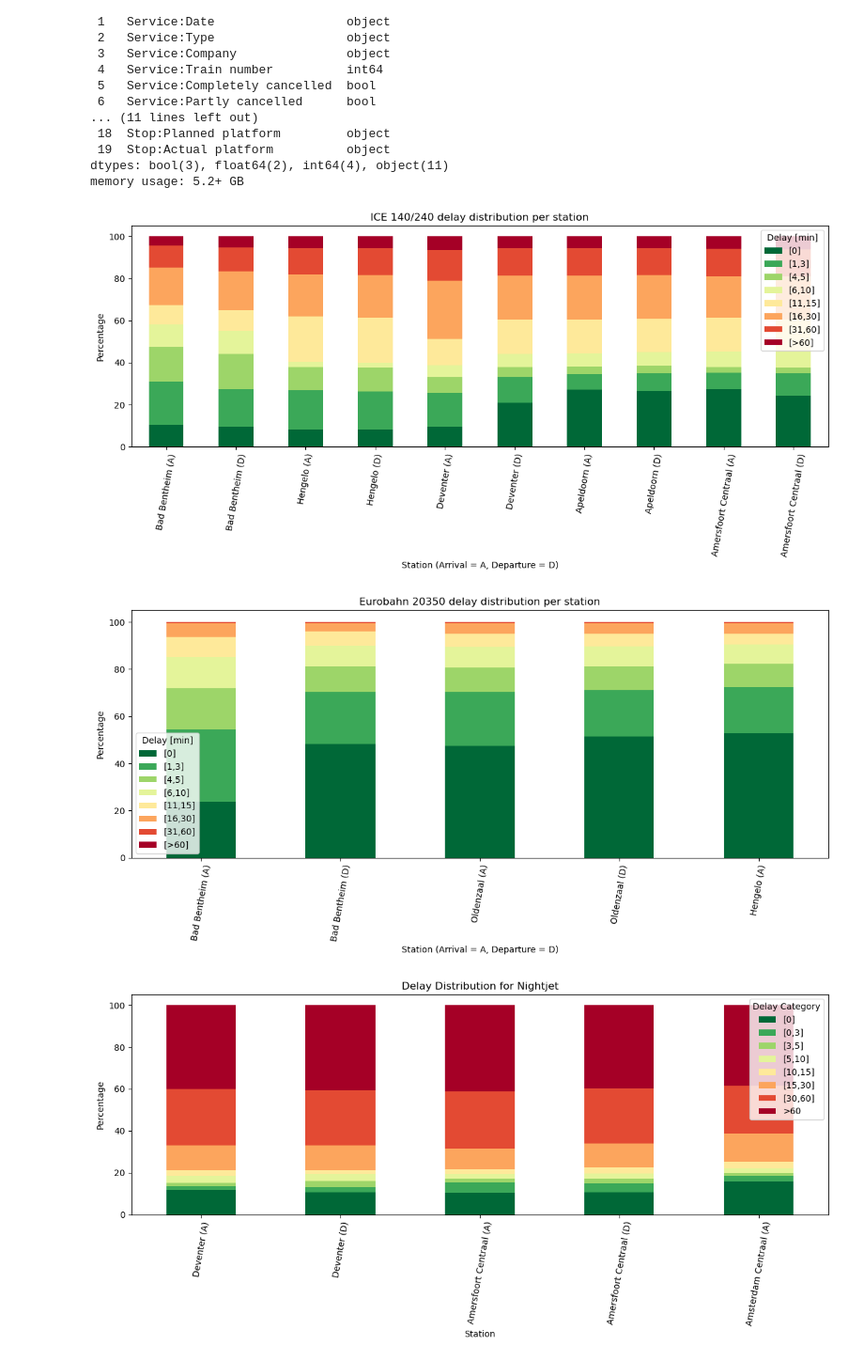
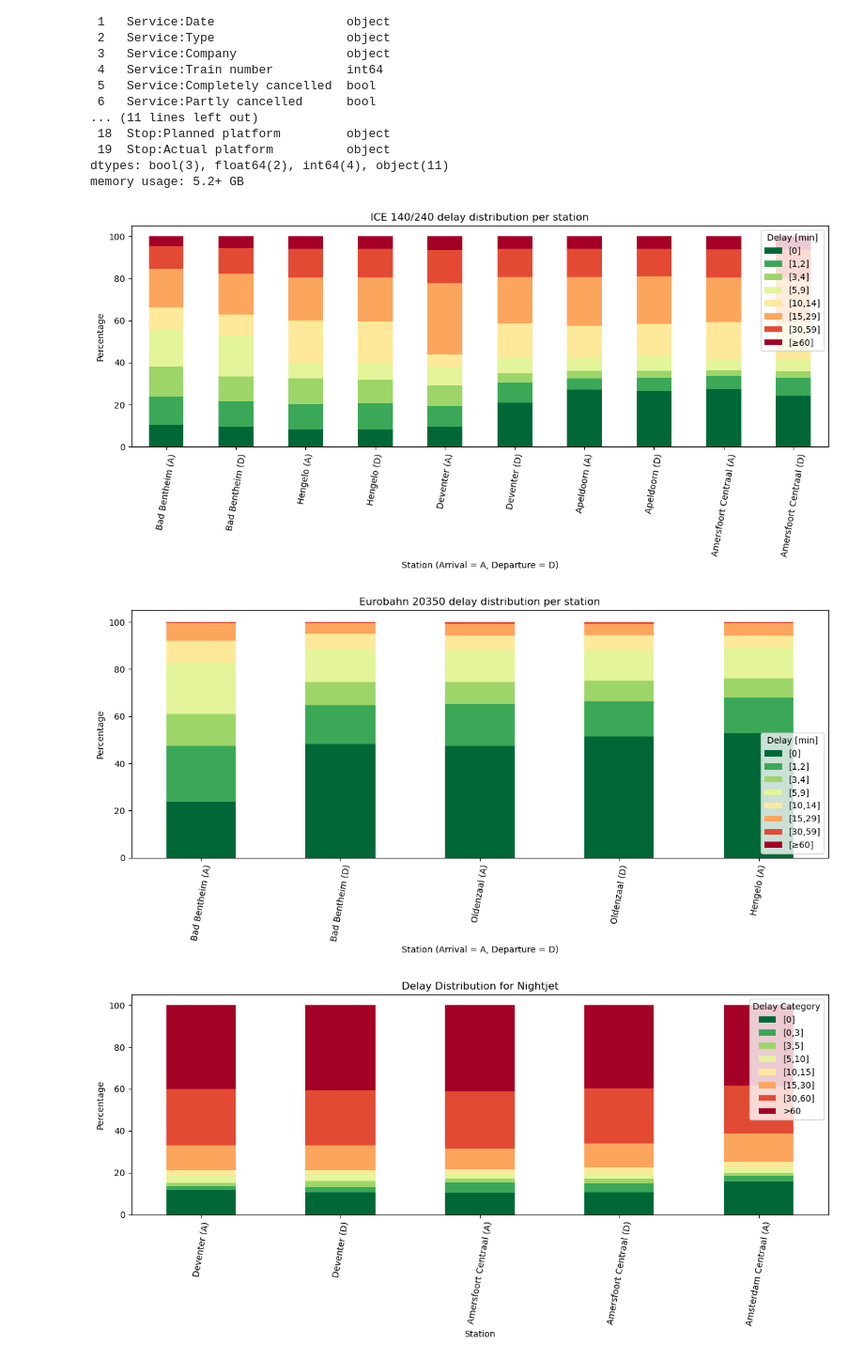
Before and after one commit to NielsvanderRijst/TIL5050-Delayed-ICE, a Jupyter notebook: delay.ipynb, the cells around one changed output. Shown at 94% size. Cells and saved outputs as stored; diff of their text form; code cells hidden in the pictures.

```diff
--- a/delay.ipynb
+++ b/delay.ipynb
@@ -49,8 +49,8 @@ df_train = df[df["Service:Train number"].isin(train_number)]
 df_train = df_train[df_train["Service:Partly cancelled"] == False]
 df_train.head(50)
 
-bins = [-1, 0.9, 3, 6, 10, 15, 30, 60, float('inf')]
-labels = ['[0]', '[1,3]', '[4,5]', '[6,10]', '[11,15]', '[16,30]', '[31,60]', '[>60]']
+bins = [-1, 0.9, 2, 4, 9, 14, 29, 59, float('inf')]
+labels = ['[0]', '[1,2]', '[3,4]', '[5,9]', '[10,14]', '[15,29]', '[30,59]', '[≥60]']
 
 # Arrival delay
 df_arrival = df_train[['Stop:Station name', 'Stop:Arrival delay', 'Stop:Arrival time']].copy()
@@ -110,15 +110,15 @@ plt.tight_layout()
 plt.savefig(f'ICE_delay_distribution_NL2.png')
 plt.show()
 # %% [output]
-[figure, old version]
+[figure, new version]
 # %%
 train_number = [20350, 20352, 20354, 20356, 20358, 20360, 20362, 20364, 20366, 20368, 20370, 20372, 20374, 20376, 20378, 20380, 20382, 20384, 20386]
 df_train = df[df["Service:Train number"].isin(train_number)]
 df_train = df_train[df_train["Service:Partly cancelled"] == False]
 df_train.head(50)
 
-bins = [-1, 0.9, 3, 6, 10, 15, 30, 60, float('inf')]
-labels = ['[0]', '[1,3]', '[4,5]', '[6,10]', '[11,15]', '[16,30]', '[31,60]', '[>60]']
+bins = [-1, 0.9, 2, 4, 9, 14, 29, 59, float('inf')]
+labels = ['[0]', '[1,2]', '[3,4]', '[5,9]', '[10,14]', '[15,29]', '[30,59]', '[≥60]']
 
 # Arrival delay
 df_arrival = df_train[['Stop:Station name', 'Stop:Arrival delay', 'Stop:Arrival time']].copy()
@@ -148,34 +148,34 @@ station_order = [
     'Bad Bentheim (D)',
     'Oldenzaal (A)', 'Oldenzaal (D)',
     'Hengelo (A)',
     # 'Hengelo (D)',
     # 'Deventer (A)', 'Deventer (D)', 'Apeldoorn (A)', 'Apeldoorn (D)',
     # 'Amersfoort Centraal (A)', 'Amersfoort Centraal (D)', 'Amsterdam Centraal (A)'
 ]
 # Filter zodat alleen stations die in de data zitten worden meegenomen
 station_order = [s for s in station_order if s in df_long['Station_Type'].unique()]
 
 # Zet de index in de gewenste volgorde
 station_delay = pd.crosstab(df_long['Station_Type'], df_long['Delay category'])
 station_delay_percent = station_delay.div(station_delay.sum(axis=1), axis=0) * 100
 station_delay_percent = station_delay_percent.loc[station_order]
 
 cmap = cm.get_cmap('RdYlGn_r', len(labels))
 colors = [cmap(i) for i in range(cmap.N)]
 
 # 4. Plot gestapelde staafdiagram
 station_delay_percent.plot(kind='bar', stacked=True, figsize=(12,6), color=colors)
 
 plt.ylabel('Percentage')
 plt.xlabel('Station (Arrival = A, Departure = D)')
 plt.title(f'Eurobahn 20350 delay distribution per station')
 plt.legend(title='Delay [min]')
 plt.xticks(rotation=80)
 plt.tight_layout()
 plt.savefig(f'RB61_delay_distribution_per_station.png')
 plt.show()
 # %% [output]
-[figure, old version]
+[figure, new version]
 # %%
 train_number = 420
 df_train = df[df["Service:Train number"] == train_number]
```
